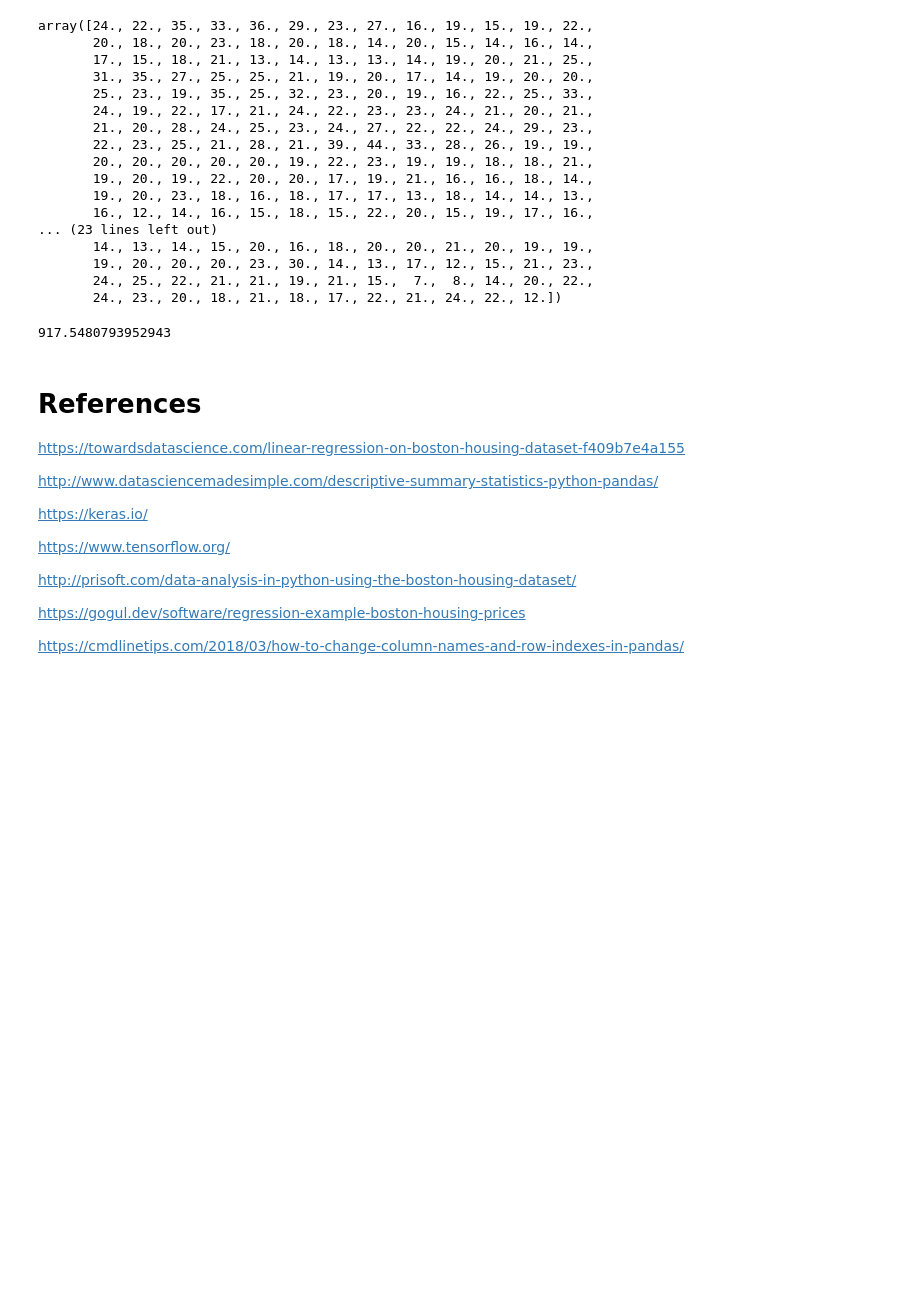
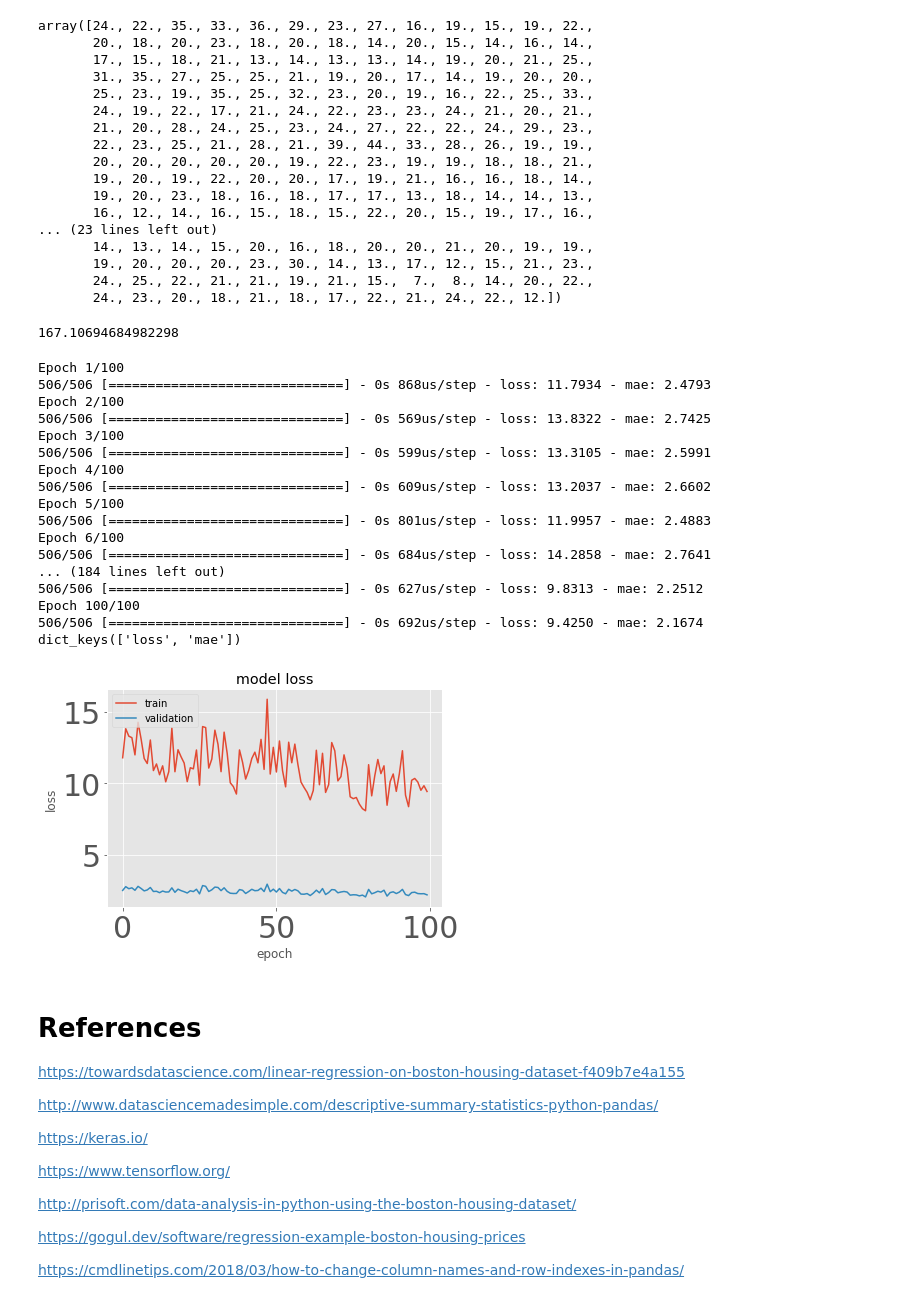
Before and after one commit to beccycole/machine-learning-assessment, a Jupyter notebook: Boston Housing Dataset.ipynb, the cells around one changed output. Saved outputs shown, nothing was run; the diff lists cells and outputs as text; code cells hidden in the pictures; blank space fills up the shorter version.

```diff
--- a/Boston Housing Dataset.ipynb
+++ b/Boston Housing Dataset.ipynb
@@ -304,7 +306,7 @@ boston.head()
 | 4 | 0.06905 | 0.0 | 2.18 | 0.0 | 0.458 | 7.147 | 54.2 | 6.0622 | ... |
 # %%
 # create a new dataframe with the input variables for the neural network
-inputs = boston[['crime_rate', 'pupil_teacher_ratio', 'proportion_blacks', 'lower_status']
+inputs = boston[['crime_rate', 'large_zones', 'industrial', 'charles_river', 'nitric_oxide', 'rooms', 'old_houses', 'distance', 'highway_access', 'property_tax', 'pupil_teacher_ratio', 'proportion_blacks', 'lower_status']
 ]
 inputs.head()
 # %% [output]
@@ -339,13 +341,13 @@ import keras as kr
 m = kr.models.Sequential()
 
 # Add neurons
-m.add(kr.layers.Dense(64, input_dim=4, activation="sigmoid"))
-m.add(kr.layers.Dense(64, activation="linear"))
+m.add(kr.layers.Dense(128, input_dim=13, activation="relu"))
+m.add(kr.layers.Dense(64, activation="relu"))
 m.add(kr.layers.Dense(1))
 
 # Compile the model.
-m.compile(loss="mean_squared_error", optimizer="adam")
+m.compile(loss="mean_squared_error", optimizer="adam", metrics=['mae'])
 
 # Train the model.
-m.fit(inputs, output, epochs=80, batch_size=10)
+m.fit(inputs, output, epochs=100, batch_size=10)
 # %% [output]
@@ -411,10 +413,40 @@ array([24., 22., 35., 33., 36., 29., 23., 27., 16., 19., 15., 19., 22.,
        24., 23., 20., 18., 21., 18., 17., 22., 21., 24., 22., 12.])
 # %%
 # calculate the mean squared error which is the difference between the neural network prediction
-# and what i want it to predict
+# and the actual outputs
 np.sqrt(np.sum(m.predict(inputs).T - output.as_matrix())**2)
 # %% [output]
-917.5480793952943
+167.10694684982298
+# %%
+history = m.fit(inputs, output, epochs=100, batch_size=10)
+print(history.history.keys())S
+# "Loss"
+plt.plot(history.history['loss'])
+plt.plot(history.history['mae'])
+plt.title('model loss')
+plt.ylabel('loss')
+plt.xlabel('epoch')
+plt.legend(['train', 'validation'], loc='upper left')
+plt.show()
+# %% [output]
+Epoch 1/100
+506/506 [==============================] - 0s 868us/step - loss: 11.7934 - mae: 2.4793
+Epoch 2/100
+506/506 [==============================] - 0s 569us/step - loss: 13.8322 - mae: 2.7425
+Epoch 3/100
+506/506 [==============================] - 0s 599us/step - loss: 13.3105 - mae: 2.5991
+Epoch 4/100
+506/506 [==============================] - 0s 609us/step - loss: 13.2037 - mae: 2.6602
+Epoch 5/100
+506/506 [==============================] - 0s 801us/step - loss: 11.9957 - mae: 2.4883
+Epoch 6/100
+506/506 [==============================] - 0s 684us/step - loss: 14.2858 - mae: 2.7641
+... (184 lines left out)
+506/506 [==============================] - 0s 627us/step - loss: 9.8313 - mae: 2.2512
+Epoch 100/100
+506/506 [==============================] - 0s 692us/step - loss: 9.4250 - mae: 2.1674
+dict_keys(['loss', 'mae'])
+[figure, added]
 # %% [markdown]
 # References
 
```
Also changed, not shown: parts of 6 cells of this notebook.
